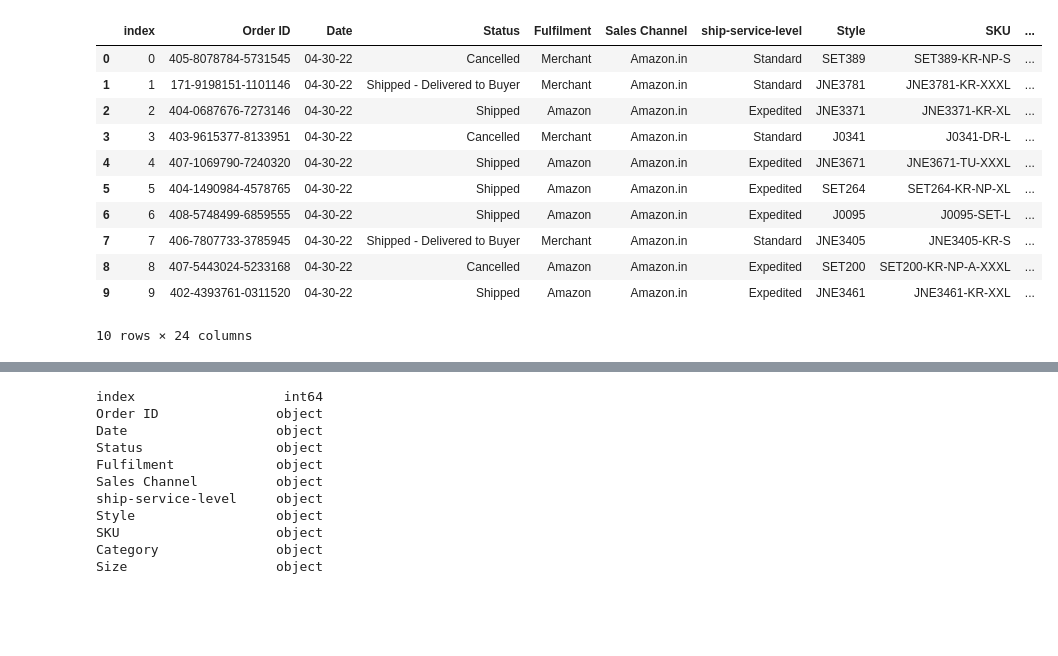
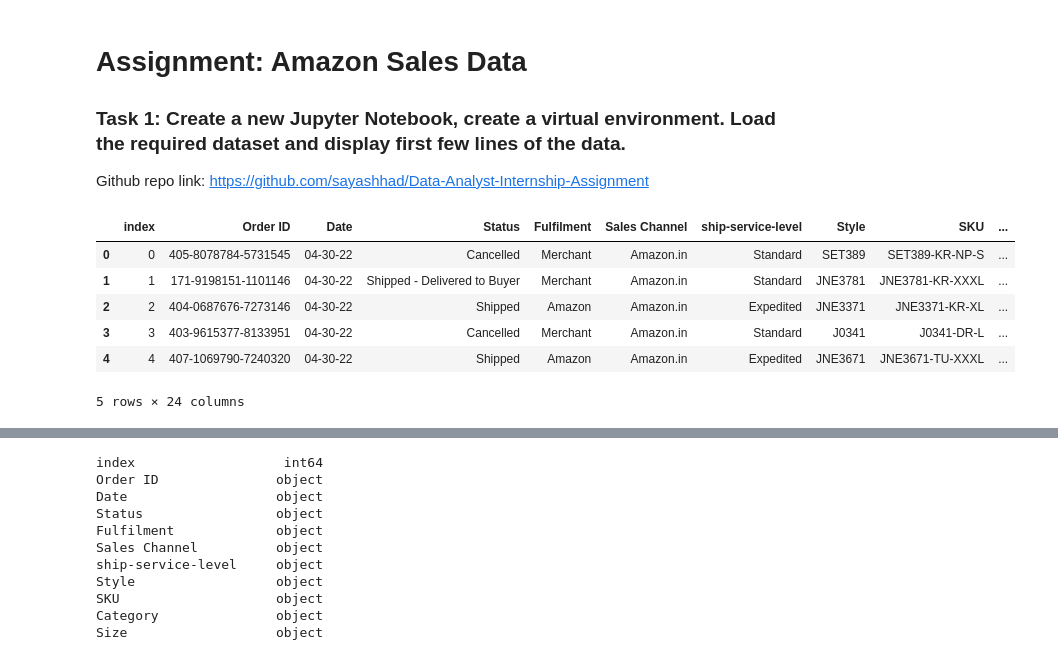
Before and after one commit to sayashhad/Data-Analyst-Internship-Assignment, a Jupyter notebook: Data_analysis.ipynb, the cells around one changed output, grey strips where cells are left out. Saved outputs shown, nothing was run; the diff lists cells and outputs as text; code cells hidden in the pictures; blank space fills up the shorter version.

```diff
--- a/Data_analysis.ipynb
+++ b/Data_analysis.ipynb
@@ -1,3 +1,9 @@
+# %% [markdown]
+# Assignment: Amazon Sales Data
+
+### Task 1: Create a new Jupyter Notebook, create a virtual environment. Load the required dataset and display first few lines of the data.
+
+Github repo link: https://github.com/sayashhad/Data-Analyst-Internship-Assignment
 # %%
 import pandas as pd
 import numpy as np
@@ -4,17 +11,12 @@ import numpy as np
 # %%
 #Task 1: Loading the dataset and displaying it.
 df = pd.read_csv("assets/Amazon_Sale_Report.csv")
-df.head(10)
+df.head()
 # %% [output]
 |  | index | Order ID | Date | Status | Fulfilment | Sales Channel | ship-service-level | Style | SKU | ... |
 | 0 | 0 | 405-8078784-5731545 | 04-30-22 | Cancelled | Merchant | Amazon.in | Standard | SET389 | SET389-KR-NP-S | ... |
 | 1 | 1 | 171-9198151-1101146 | 04-30-22 | Shipped - Delivered to Buyer | Merchant | Amazon.in | Standard | JNE3781 | JNE3781-KR-XXXL | ... |
 | 2 | 2 | 404-0687676-7273146 | 04-30-22 | Shipped | Amazon | Amazon.in | Expedited | JNE3371 | JNE3371-KR-XL | ... |
 | 3 | 3 | 403-9615377-8133951 | 04-30-22 | Cancelled | Merchant | Amazon.in | Standard | J0341 | J0341-DR-L | ... |
 | 4 | 4 | 407-1069790-7240320 | 04-30-22 | Shipped | Amazon | Amazon.in | Expedited | JNE3671 | JNE3671-TU-XXXL | ... |
-| 5 | 5 | 404-1490984-4578765 | 04-30-22 | Shipped | Amazon | Amazon.in | Expedited | SET264 | SET264-KR-NP-XL | ... |
-| 6 | 6 | 408-5748499-6859555 | 04-30-22 | Shipped | Amazon | Amazon.in | Expedited | J0095 | J0095-SET-L | ... |
-| 7 | 7 | 406-7807733-3785945 | 04-30-22 | Shipped - Delivered to Buyer | Merchant | Amazon.in | Standard | JNE3405 | JNE3405-KR-S | ... |
-| 8 | 8 | 407-5443024-5233168 | 04-30-22 | Cancelled | Amazon | Amazon.in | Expedited | SET200 | SET200-KR-NP-A-XXXL | ... |
-| 9 | 9 | 402-4393761-0311520 | 04-30-22 | Shipped | Amazon | Amazon.in | Expedited | JNE3461 | JNE3461-KR-XXL | ... |
-10 rows × 24 columns
+5 rows × 24 columns
```
Also changed, not shown: parts of 35 cells of this notebook, 1 other file.
